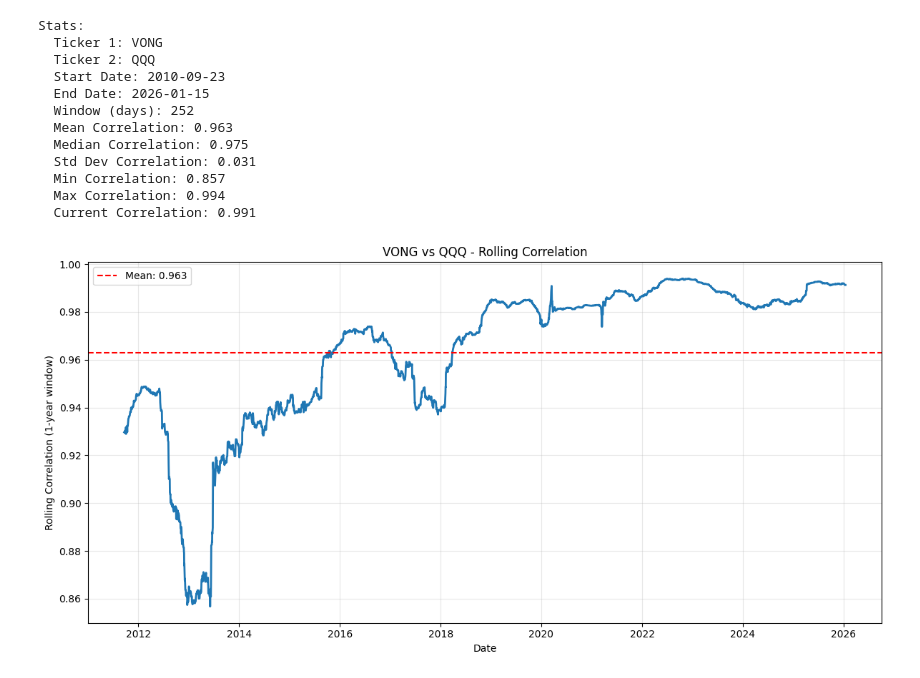
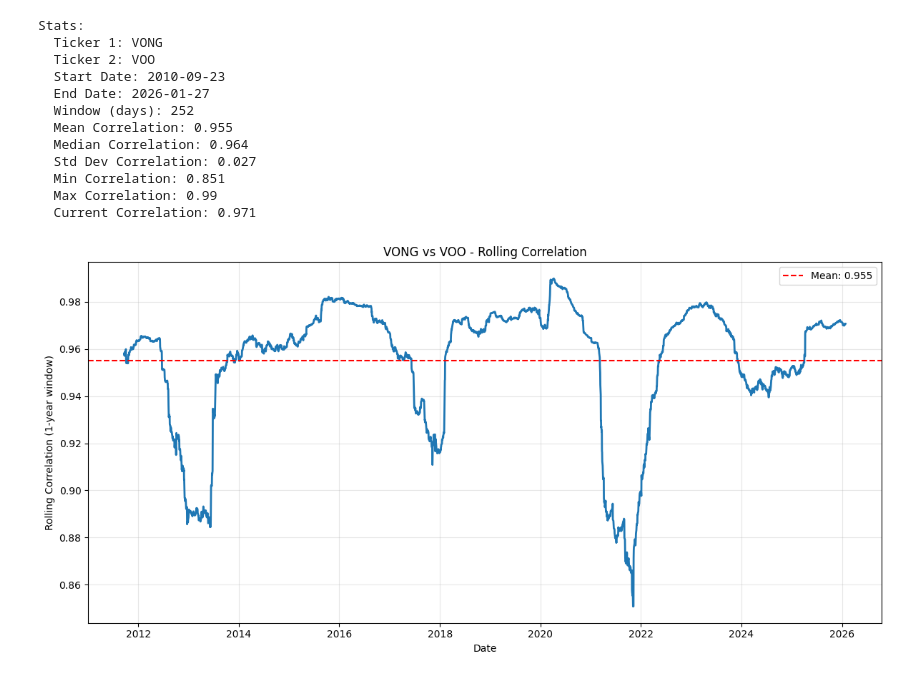
Before and after one commit to sacrom-wongbe/compounding-focus-finance-tooling, a Jupyter notebook: Correlator.ipynb, the cells around one changed output. Saved outputs shown, nothing was run; the diff lists cells and outputs as text; code cells hidden in the pictures.

```diff
--- a/Correlator.ipynb
+++ b/Correlator.ipynb
@@ -86,38 +86,38 @@ def rolling_correlation_2ticker(
     }
 # %%
 # Rolling correlation between two stocks
-result = rolling_correlation_2ticker("VONG", "QQQ", start_date="2000-01-01", end_date=None, window_days=252)
+result = rolling_correlation_2ticker("VONG", "VOO", start_date="2000-01-01", end_date=None, window_days=252)
 print("Stats:")
 for key, value in result["stats"].items():
     print(f"  {key}: {value}")
 
 # Plot rolling correlation over time
 rolling_corr_series = result["rolling_correlation"]
 import matplotlib.pyplot as plt
 plt.figure(figsize=(12, 6))
 plt.plot(rolling_corr_series.index, rolling_corr_series.values, linewidth=2)
 plt.axhline(y=result["stats"]["Mean Correlation"], color='r', linestyle='--', label=f"Mean: {result['stats']['Mean Correlation']}")
 plt.xlabel("Date")
 plt.ylabel("Rolling Correlation (1-year window)")
 plt.title(f"{result['stats']['Ticker 1']} vs {result['stats']['Ticker 2']} - Rolling Correlation")
 plt.legend()
 plt.grid(True, alpha=0.3)
 plt.tight_layout()
 plt.show()
 # %% [output]
 Stats:
   Ticker 1: VONG
-  Ticker 2: QQQ
+  Ticker 2: VOO
   Start Date: 2010-09-23
-  End Date: 2026-01-15
+  End Date: 2026-01-27
   Window (days): 252
-  Mean Correlation: 0.963
-  Median Correlation: 0.975
-  Std Dev Correlation: 0.031
-  Min Correlation: 0.857
-  Max Correlation: 0.994
-  Current Correlation: 0.991
+  Mean Correlation: 0.955
+  Median Correlation: 0.964
+  Std Dev Correlation: 0.027
+  Min Correlation: 0.851
+  Max Correlation: 0.99
+  Current Correlation: 0.971
-[figure, old version]
+[figure, new version]
 # %%
 # If needed (run once): !pip install yfinance pandas matplotlib
 
```
Also changed, not shown: parts of 2 cells of this notebook, 8 other files.
